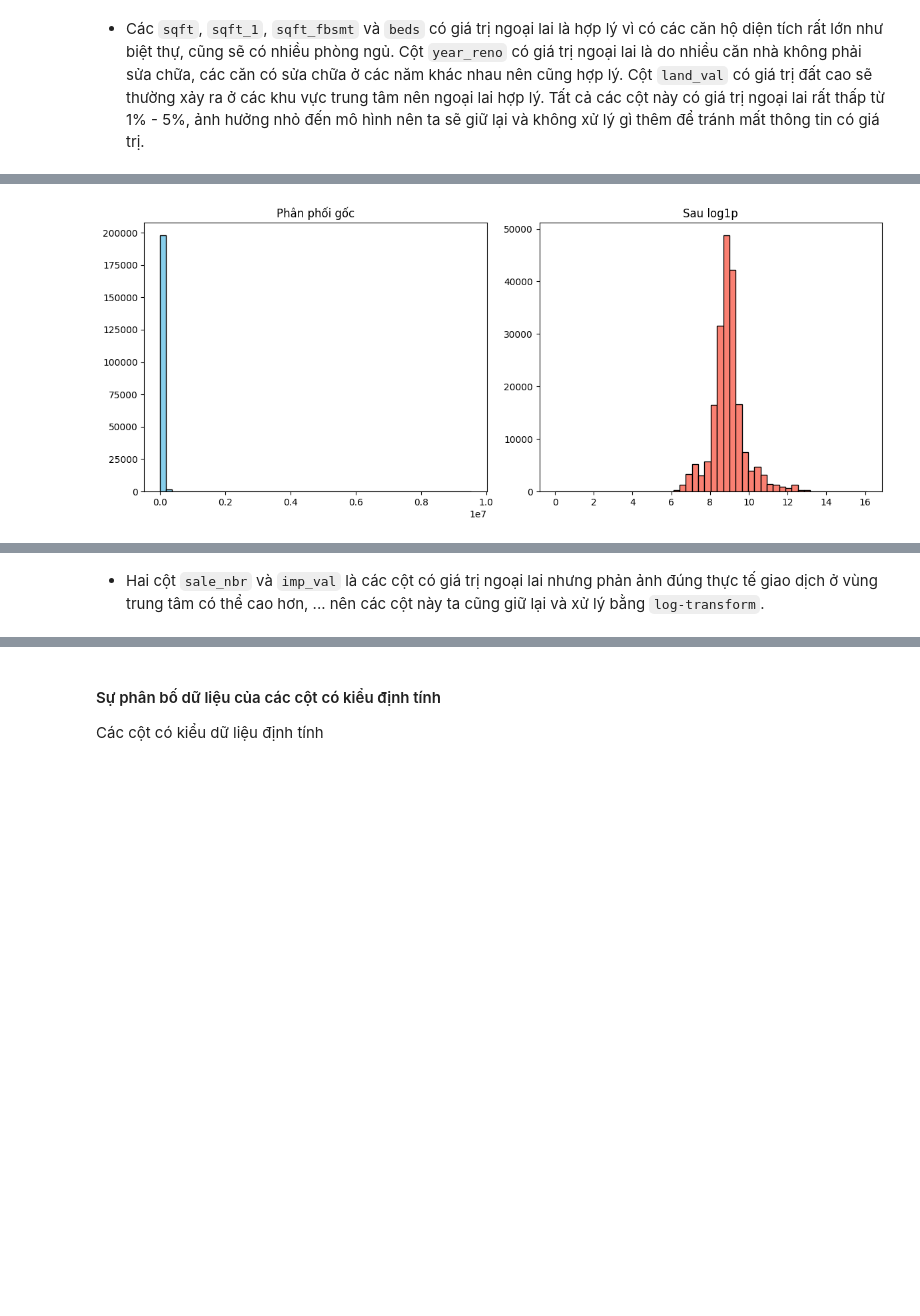
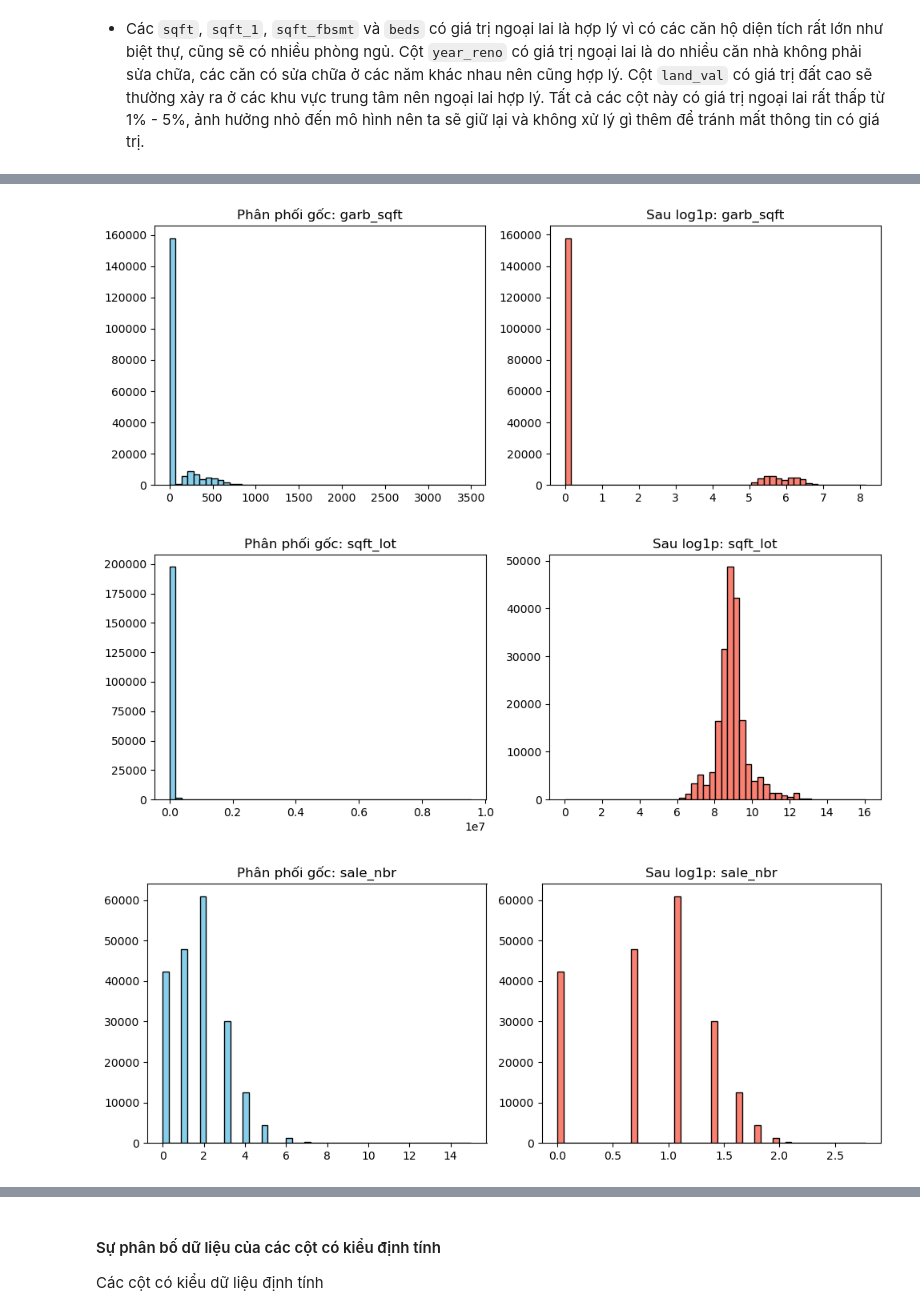
Before and after one commit to uyen312/Project_PTDLTM, a Jupyter notebook: Source/data_preprocessing_for_testing_set.ipynb, the cells around one changed output, grey strips where cells are left out. Cells and saved outputs as stored; diff of their text form; code cells hidden in the pictures; blank space fills up the shorter version.

```diff
--- a/Source/data_preprocessing_for_testing_set.ipynb
+++ b/Source/data_preprocessing_for_testing_set.ipynb
@@ -461,9 +456,0 @@ Việc xử lý ngoại lai là cần thiết để đảm bảo độ ổn đ
-# %%
-# Tính ngưỡng trên theo IQR
-Q1 = df['garb_sqft'].quantile(0.25)
-Q3 = df['garb_sqft'].quantile(0.75)
-IQR = Q3 - Q1
-upper_bound = Q3 + 1.5 * IQR
-
-# Cắt ngưỡng: thay giá trị quá lớn bằng ngưỡng trên
-df['garb_sqft_clipped'] = df['garb_sqft'].clip(upper=upper_bound)
@@ -475,17 +463,25 @@ df['sqft_lot_log'] = np.log1p(df['sqft_lot'])
+# %%
+# Áp dụng log1p (log(1 + x))
+df['garb_sqft_log'] = np.log1p(df['garb_sqft'])
+df['sqft_lot_log'] = np.log1p(df['sqft_lot'])
+df['sale_nbr_log'] = np.log1p(df['sale_nbr'])
+df['imp_val_log'] = np.log1p(df['imp_val'])
 # %%
-plt.figure(figsize=(12, 5))
+cols = ['garb_sqft', 'sqft_lot', 'sale_nbr', 'imp_val']
+for col in cols:
+    # Biểu đồ phân phối gốc
+    plt.figure(figsize=(10, 4))
+    plt.subplot(1, 2, 1)
+    plt.hist(df[col], bins=50, color='skyblue', edgecolor='black')
+    plt.title(f'Phân phối gốc: {col}')
 
-# Biểu đồ phân phối gốc
-plt.subplot(1, 2, 1)
-plt.hist(df['sqft_lot'], bins=50, color='skyblue', edgecolor='black')
-plt.title('Phân phối gốc')
-
-# Biểu đồ phân phối sau log-transform
-plt.subplot(1, 2, 2)
-plt.hist(df['sqft_lot_log'], bins=50, color='salmon', edgecolor='black')
-plt.title('Sau log1p')
-
-plt.tight_layout()
-plt.show()
+    # Biểu đồ phân phối sau log-transform
+    plt.subplot(1, 2, 2)
+    plt.hist(np.log1p(df[col]), bins=50, color='salmon', edgecolor='black')
+    plt.title(f'Sau log1p: {col}')
+    plt.tight_layout()
+    plt.show()
 # %% [output]
-[figure, old version]
+[figure, new version]
+[figure, added]
+[figure, added]
@@ -492,2 +488,0 @@ plt.show()
-# %% [markdown]
-- Hai cột `sale_nbr` và `imp_val` là các cột có giá trị ngoại lai nhưng phản ảnh đúng thực tế  giao dịch ở vùng trung tâm có thể cao hơn, ... nên các cột này ta cũng giữ lại và xử lý bằng `log-transform`.
```
Also changed, not shown: parts of 15 cells of this notebook, 3 other files.
